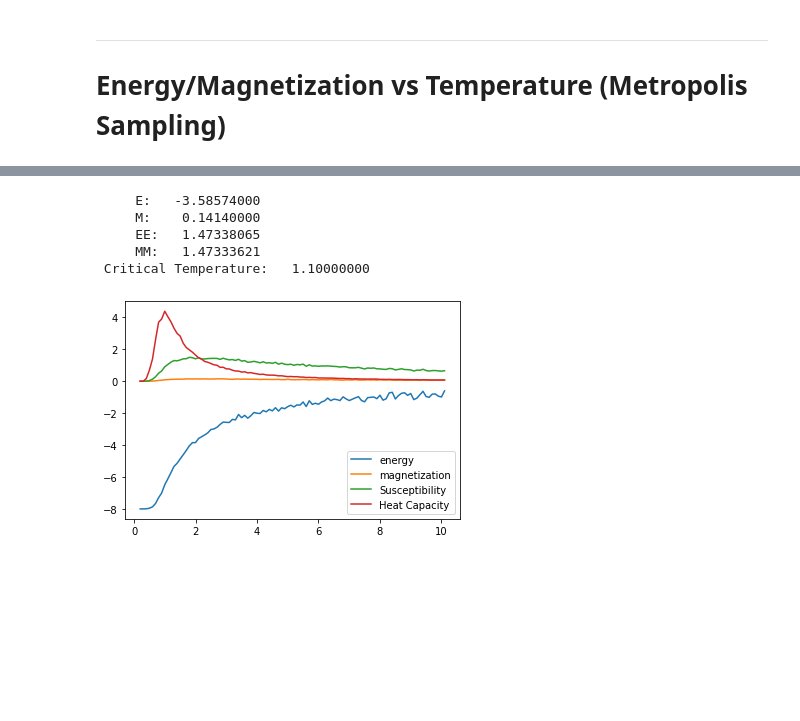
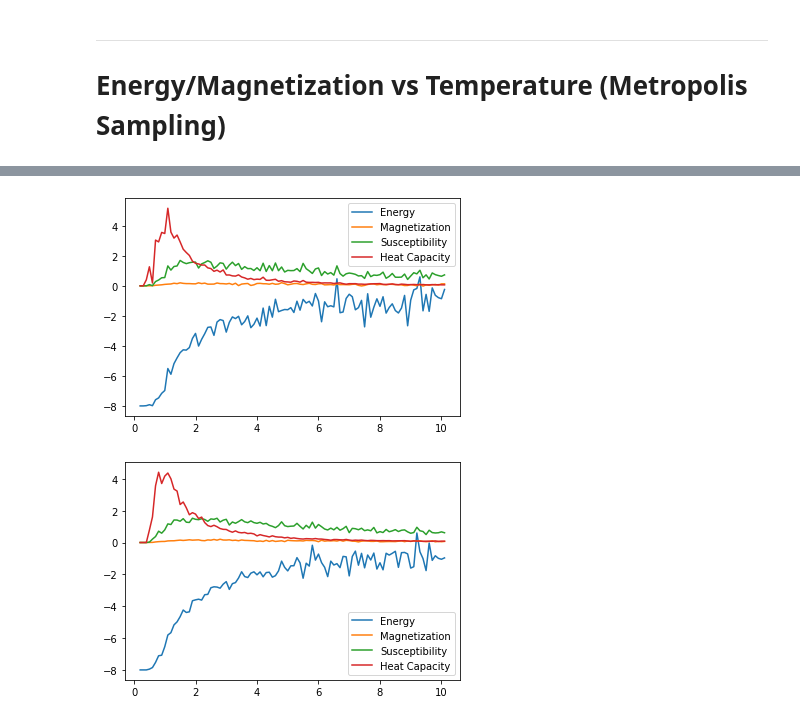
Before and after one commit to Reesem89/MonteCarlo, a Jupyter notebook: examples/ising.ipynb, the cells around one changed output, grey strips where cells are left out. Drawn from its saved outputs; the diff is of its cells as text; code cells hidden in the pictures; blank space fills up the shorter version.

```diff
--- a/examples/ising.ipynb
+++ b/examples/ising.ipynb
@@ -390,2 +282,0 @@ Metropolis referenced from: [here](https://arxiv.org/pdf/0803.0217.pdf)
-# %%
-run_T_scan(ham, .1, 10, 1000, 100)
@@ -399,2 +282,0 @@ run_T_scan(ham, .1, 10, 1000, 100)
-# %%
-run_T_scan(ham, .1, 10, 2000, 200)
@@ -408,9 +283,8 @@ run_T_scan(ham, .1, 10, 2000, 200)
-# %%
-run_T_scan(ham, .1, 10, 10000, 1000)
-# %% [output]
-     E:   -3.58574000
-     M:    0.14140000
-     EE:   1.47338065
-     MM:   1.47333621
- Critical Temperature:   1.10000000
-[figure, removed]
+# %%
+run_T_scan(ham, Tstep=.1, Tmax=10, n_mc_steps=500, n_burn=100, N=8)
+# %% [output]
+[figure, added]
+# %%
+run_T_scan(ham, Tstep=.1, Tmax=10, n_mc_steps=1000, n_burn=100, N=8)
+# %% [output]
+[figure, added]
```
Also changed, not shown: parts of 15 cells of this notebook, 1 other file.
